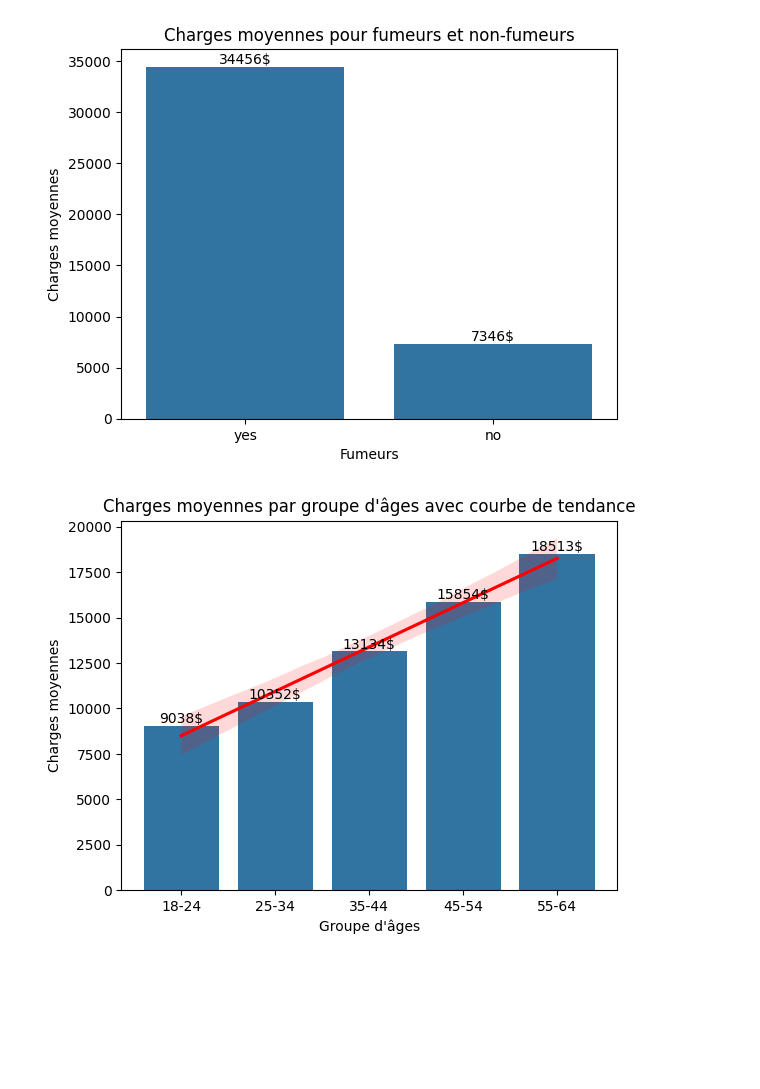
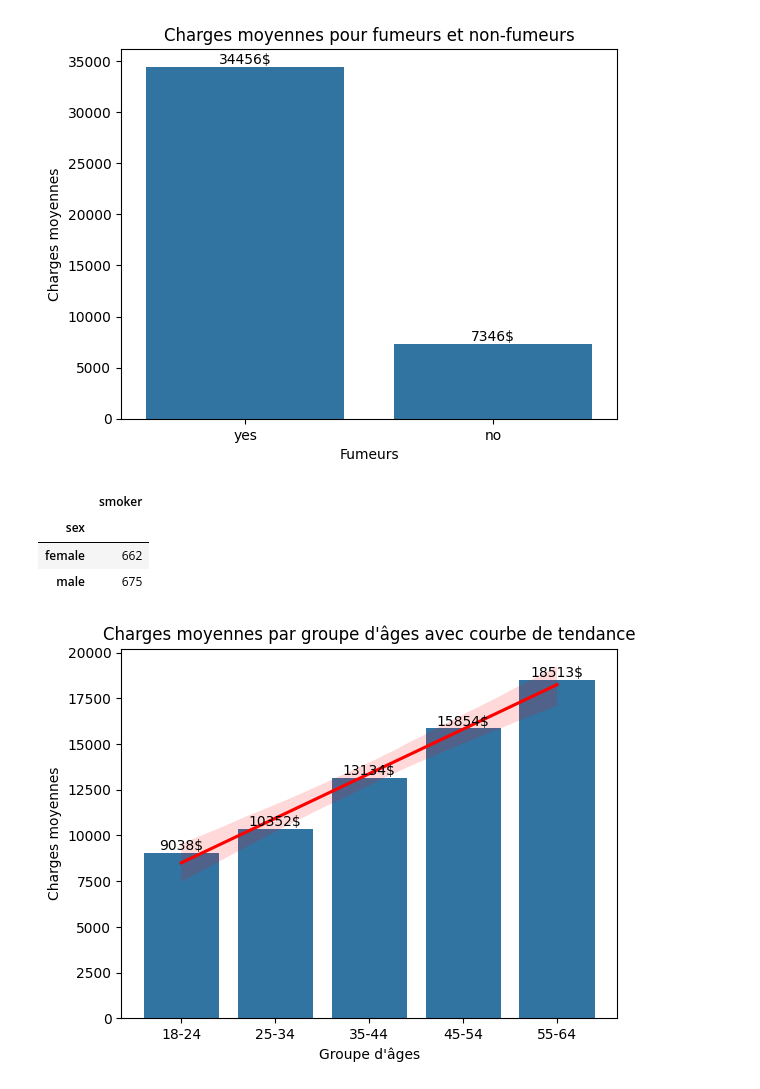
Before and after one commit to Malek-Boumedine/brief_ML_assurances, a Jupyter notebook: 1_exploration.ipynb, the cells around one changed output. Saved outputs shown, nothing was run; the diff lists cells and outputs as text; code cells hidden in the pictures; blank space fills up the shorter version.

```diff
--- a/1_exploration.ipynb
+++ b/1_exploration.ipynb
@@ -526,6 +506,13 @@ plt.title("Charges moyennes pour fumeurs et non-fumeurs")
 plt.show()
 # %% [output]
 [figure]
+# %%
+pd.pivot_table(data=df, values='smoker', index='sex', aggfunc='count')
+# %% [output]
+|  | smoker |
+| sex |  |
+| female | 662 |
+| male | 675 |
 # %%
 # Relation entre l'âge et les charges
 
```
Also changed, not shown: parts of 11 cells of this notebook, 15 other files.
